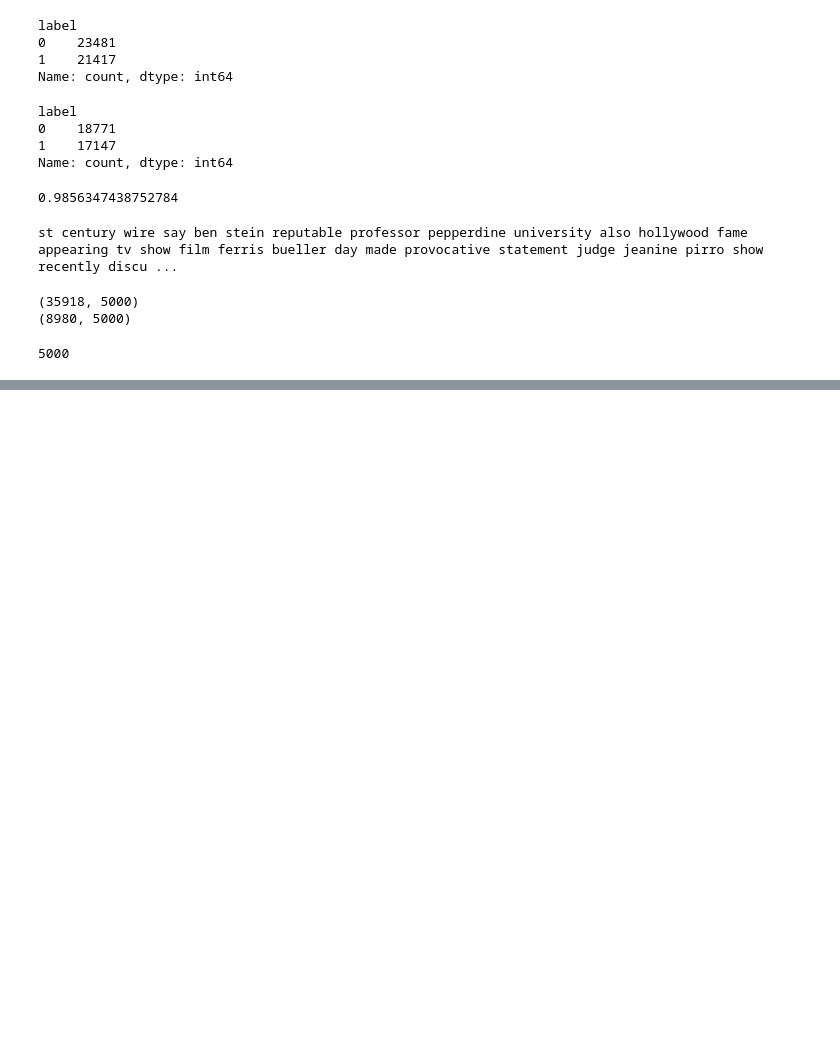
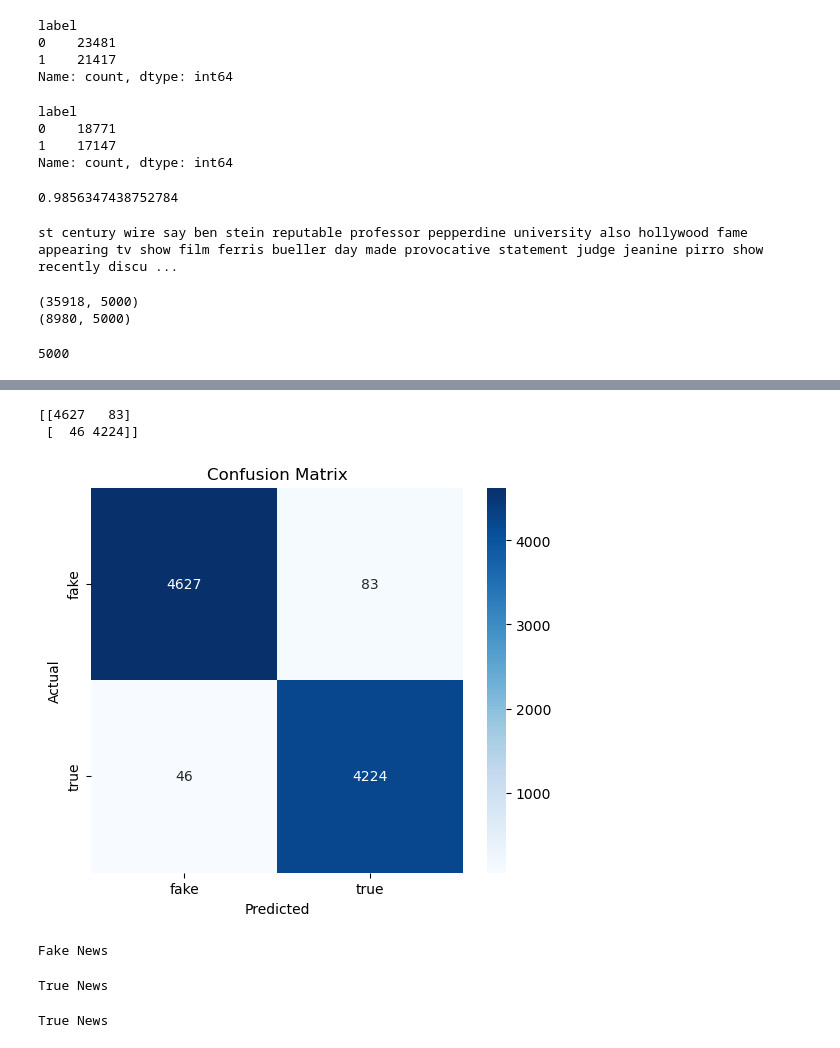
Before and after one commit to itskhushiverma151-debug/AI-powered-fake-news-detection-using, a Jupyter notebook: dataset.ipynb, the cells around one changed output, grey strips where cells are left out. Drawn from its saved outputs; the diff is of its cells as text; code cells hidden in the pictures; blank space fills up the shorter version.

Commit message:
Day 4: Added evaluation matics, confusion matrix and saved trained model

```diff
--- a/dataset.ipynb
+++ b/dataset.ipynb
@@ -435,0 +453,27 @@ print(len(vectorizer.vocabulary_))
+# %%
+#confusionn matrix
+cm = confusion_matrix(y_test, prediction)
+print(cm)
+# %% [output]
+[[4627   83]
+ [  46 4224]]
+# %%
+#visulaize the Confusion Matrix
+plt.figure(figsize=(6, 5))
+
+sns.heatmap(
+    cm,
+    annot = True,
+    fmt = "d",
+    cmap = "Blues",
+    xticklabels = ["fake", "true"],
+    yticklabels = ["fake", "true"],
+)
+
+plt.xlabel("Predicted")
+plt.ylabel("Actual")
+plt.title("Confusion Matrix")
+
+plt.show()
+# %% [output]
+[figure, added]
@@ -435,0 +490,16 @@ print(len(vectorizer.vocabulary_))
+# %%
+#Testing with a custom sentence
+news1 = "NASA announces discovery of a new Earth-like planet."
+print(predict_news(news1))
+# %% [output]
+Fake News
+# %%
+news2 = "Aliens have taken over the White House"
+print(predict_news(news2))
+# %% [output]
+True News
+# %%
+news3 = "The stock market closed higher on friday."
+print(predict_news(news3))
+# %% [output]
+True News
```
Also changed, not shown: parts of 6 cells of this notebook, 2 other files.
